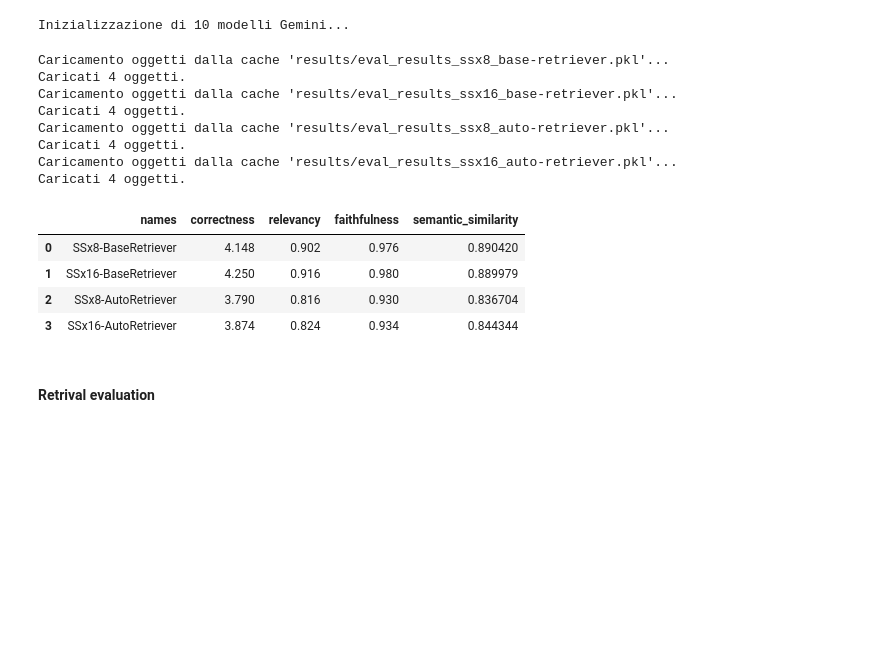
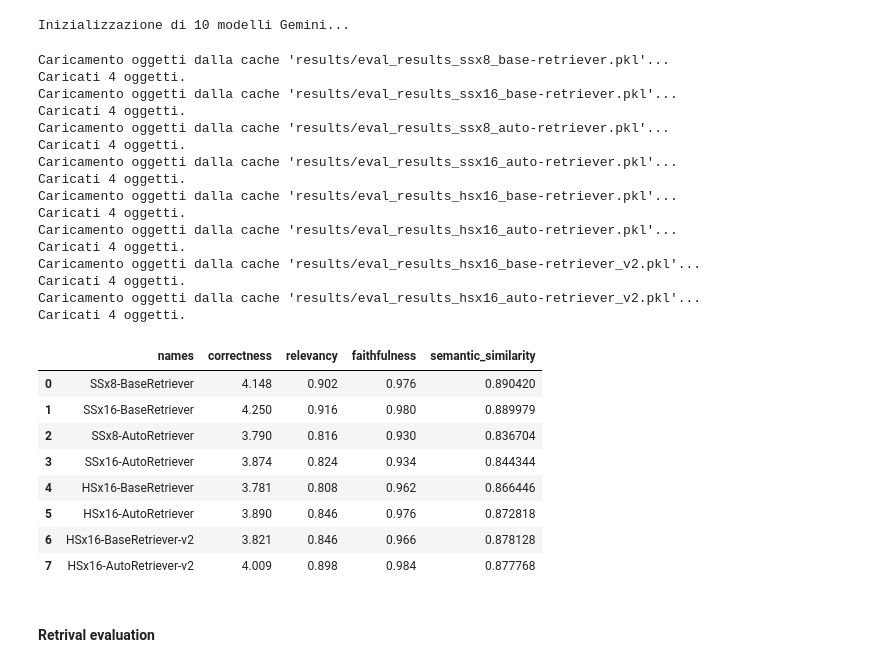
Before and after one commit to RaffSbard/AskDIEM, a Jupyter notebook: preparation.ipynb, the cells around one changed output. Cells and saved outputs as stored; diff of their text form; code cells hidden in the pictures; blank space fills up the shorter version.

Commit message:
Prova per app-public e nuovi results

```diff
--- a/preparation.ipynb
+++ b/preparation.ipynb
@@ -3358,32 +3360,49 @@ display(results_df)
 # %%
 from llama_index.core.evaluation.eval_utils import get_results_df
 
 result = load_from_pickle("results/eval_results_ssx8_base-retriever.pkl")
 result2 = load_from_pickle("results/eval_results_ssx16_base-retriever.pkl")
 result3 = load_from_pickle("results/eval_results_ssx8_auto-retriever.pkl")
 result4 = load_from_pickle("results/eval_results_ssx16_auto-retriever.pkl")
+result5 = load_from_pickle("results/eval_results_hsx16_base-retriever.pkl")
+result6 = load_from_pickle("results/eval_results_hsx16_auto-retriever.pkl")
+result7 = load_from_pickle("results/eval_results_hsx16_base-retriever_v2.pkl")
+result8 = load_from_pickle("results/eval_results_hsx16_auto-retriever_v2.pkl")
+
 
 
 results_df = get_results_df(
-    [result, result2, result3, result4],
-    ["SSx8-BaseRetriever", "SSx16-BaseRetriever", "SSx8-AutoRetriever", "SSx16-AutoRetriever"],
+    [result, result2, result3, result4, result5, result6, result7, result8],
+    ["SSx8-BaseRetriever", "SSx16-BaseRetriever", "SSx8-AutoRetriever", "SSx16-AutoRetriever", "HSx16-BaseRetriever", "HSx16-AutoRetriever", "HSx16-BaseRetriever-v2", "HSx16-AutoRetriever-v2"],
     ["correctness", "relevancy", "faithfulness", "semantic_similarity"],
 )
 display(results_df)
 # %% [output]
 Caricamento oggetti dalla cache 'results/eval_results_ssx8_base-retriever.pkl'...
 Caricati 4 oggetti.
 Caricamento oggetti dalla cache 'results/eval_results_ssx16_base-retriever.pkl'...
 Caricati 4 oggetti.
 Caricamento oggetti dalla cache 'results/eval_results_ssx8_auto-retriever.pkl'...
 Caricati 4 oggetti.
 Caricamento oggetti dalla cache 'results/eval_results_ssx16_auto-retriever.pkl'...
 Caricati 4 oggetti.
+Caricamento oggetti dalla cache 'results/eval_results_hsx16_base-retriever.pkl'...
+Caricati 4 oggetti.
+Caricamento oggetti dalla cache 'results/eval_results_hsx16_auto-retriever.pkl'...
+Caricati 4 oggetti.
+Caricamento oggetti dalla cache 'results/eval_results_hsx16_base-retriever_v2.pkl'...
+Caricati 4 oggetti.
+Caricamento oggetti dalla cache 'results/eval_results_hsx16_auto-retriever_v2.pkl'...
+Caricati 4 oggetti.
 |  | names | correctness | relevancy | faithfulness | semantic_similarity |
 | 0 | SSx8-BaseRetriever | 4.148 | 0.902 | 0.976 | 0.890420 |
 | 1 | SSx16-BaseRetriever | 4.250 | 0.916 | 0.980 | 0.889979 |
 | 2 | SSx8-AutoRetriever | 3.790 | 0.816 | 0.930 | 0.836704 |
 | 3 | SSx16-AutoRetriever | 3.874 | 0.824 | 0.934 | 0.844344 |
+| 4 | HSx16-BaseRetriever | 3.781 | 0.808 | 0.962 | 0.866446 |
+| 5 | HSx16-AutoRetriever | 3.890 | 0.846 | 0.976 | 0.872818 |
+| 6 | HSx16-BaseRetriever-v2 | 3.821 | 0.846 | 0.966 | 0.878128 |
+| 7 | HSx16-AutoRetriever-v2 | 4.009 | 0.898 | 0.984 | 0.877768 |
 # %% [markdown]
 #### Retrival evaluation
 # %%
```
Also changed, not shown: parts of 2 cells of this notebook, 5 other files.
